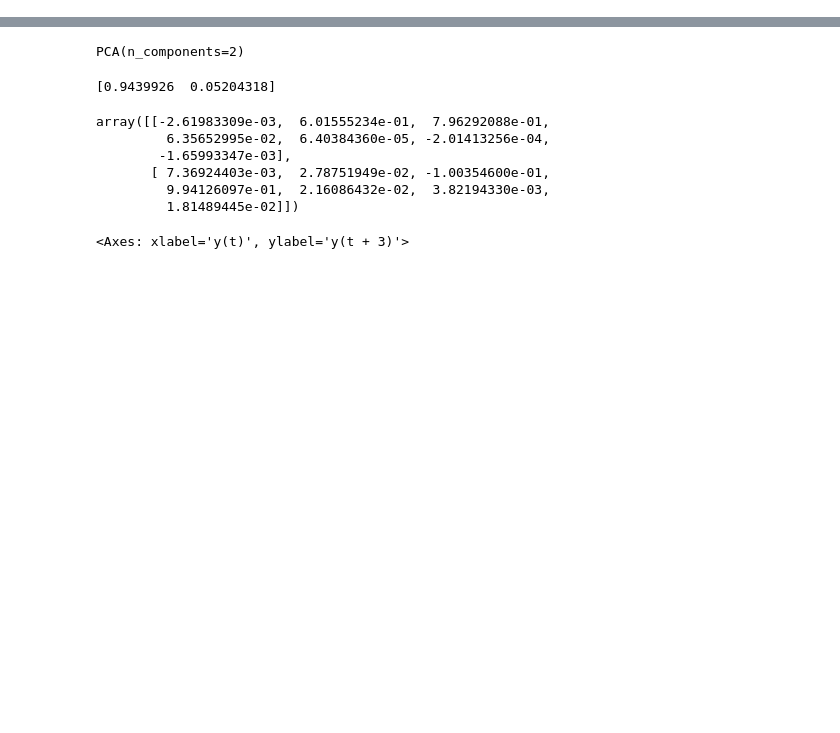
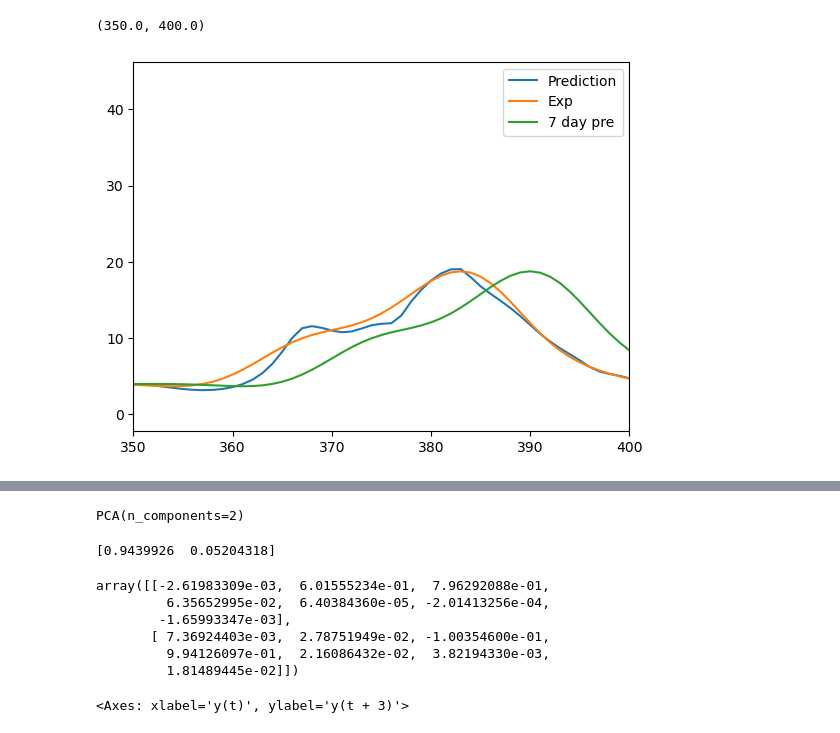
Before and after one commit to MTLehner/DSTSES_DataLakes, a Jupyter notebook: mtl_test_002.ipynb, the cells around one changed output, grey strips where cells are left out. Saved outputs shown, nothing was run; the diff lists cells and outputs as text; code cells hidden in the pictures; blank space fills up the shorter version.

Commit message:
LSTM model

```diff
--- a/mtl_test_002.ipynb
+++ b/mtl_test_002.ipynb
@@ -24,0 +73,9 @@ df
+# %%
+chloro = z6data[:600]
+n_steps = 14
+X, Y = [], []
+for i in range(n_steps, len(chloro)-6):
+    X.append(chloro[i-n_steps:i])
+    Y.append(chloro[i+6])
+X_train = torch.tensor(np.array(X), dtype=torch.float32,device='cuda')
+Y_train = torch.tensor(np.array(Y), dtype=torch.float32,device='cuda')
@@ -24,0 +89,21 @@ df
+# %%
+ds = TensorDataset(X_train,Y_train)
+dloader = DataLoader(ds,batch_size=8,shuffle=True)
+# %%
+model_1 = LSTM_model(1,50,5).to('cuda')
+optimizer = torch.optim.Adam(model_1.parameters(), lr=0.0001)
+# %%
+model_1.to('cuda')
+X_train.to('cuda')
+Y_train.to('cuda')
+for i in range(100):
+    losses = []
+    for x,y in dloader:
+        optimizer.zero_grad()
+        out, _ = model_1(x.T.unsqueeze(2))
+        lossfunction = nn.MSELoss()
+        loss = lossfunction(out,y.unsqueeze(1))
+        loss.backward()
+        optimizer.step()
+        losses.append(loss.tolist())
+    print(np.mean(losses))
@@ -24,0 +128,10 @@ df
+# %%
+out, _ = model_1(X_train.T.unsqueeze(2))
+plt.plot(out.tolist(),label='Prediction')
+plt.plot(Y_train.tolist(),label='Exp')
+plt.plot([0 for i in range(7)]+[y for y in Y_train.tolist()],label='7 day pre')
+plt.legend()
+plt.xlim(350,400)
+# %% [output]
+(350.0, 400.0)
+[figure, added]
```
Also changed, not shown: parts of 48 cells of this notebook.
